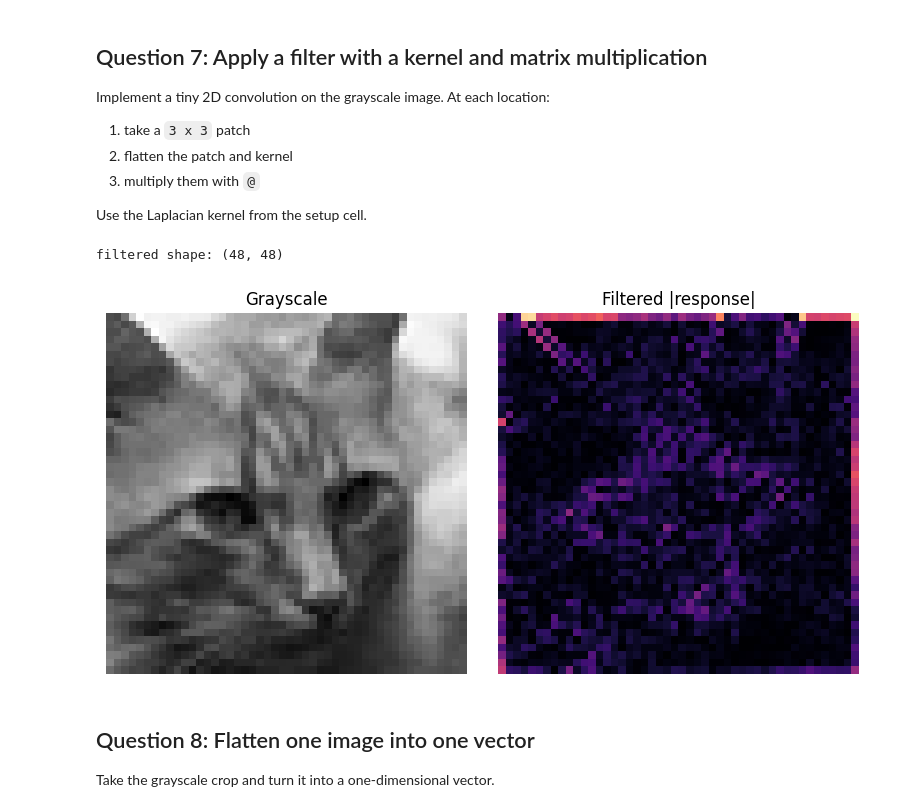
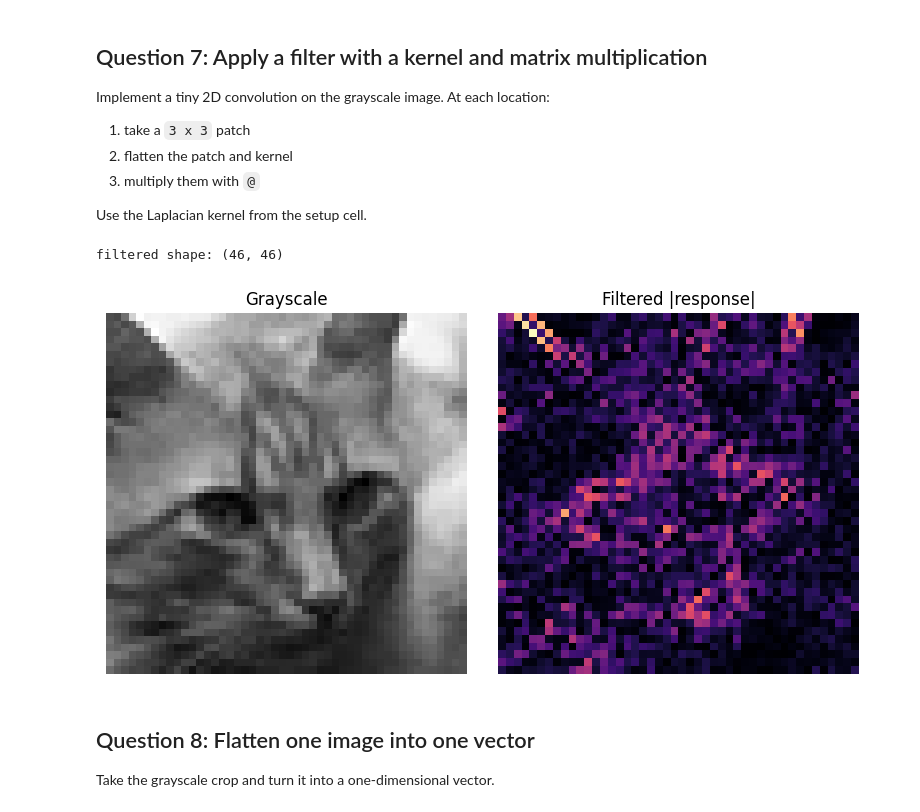
Before and after one commit to vgu-dsai-2026/lab-1-numpy-phucvo532005-2, a Jupyter notebook: notebook.ipynb, the cells around one changed output. Saved outputs shown, nothing was run; the diff lists cells and outputs as text; code cells hidden in the pictures.

```diff
--- a/notebook.ipynb
+++ b/notebook.ipynb
@@ -332,44 +332,39 @@ EDGE_KERNEL = np.array(
 )
 
 
 def convolve2d_matmul(image_gray: np.ndarray, kernel: np.ndarray) -> np.ndarray:
     # TODO: slide the kernel over the image and use @ on flattened patches and the flattened kernel (or sum of elementwise products) to compute the response at each location.
     height, width = image_gray.shape
+    kh, kw = kernel.shape
     flatten_kernel = kernel.flatten()
 
-    kh, kw = kernel.shape
-    pad_h, pad_w = kh // 2, kw // 2
-
-
-    padded = np.pad(image_gray, ((pad_h, pad_h), (pad_w, pad_w)), mode='constant')
-
-    output_height = height
-    output_width = width
+    output_height = height - kh + 1
+    output_width = width - kw + 1
     filtered = np.zeros((output_height, output_width), dtype=np.float32)
 
     for row in range(output_height):
         for col in range(output_width):
-            patch = padded[row: row + kh, col: col + kw]
+            patch = image_gray[row: row + kh, col: col + kw]
             flatten_patch = patch.flatten()
             filtered[row, col] = flatten_patch @ flatten_kernel
 
     return filtered
 
 
 sample_filtered = convolve2d_matmul(sample_gray, EDGE_KERNEL)
 print("filtered shape:", sample_filtered.shape)
 fig, axes = plt.subplots(1, 2, figsize=(8, 4))
 axes[0].imshow(sample_gray, cmap="gray")
 axes[0].set_title("Grayscale")
 axes[0].axis("off")
 axes[1].imshow(np.abs(sample_filtered), cmap="magma")
 axes[1].set_title("Filtered |response|")
 axes[1].axis("off")
 fig.tight_layout()
 plt.show()
 # %% [output]
-filtered shape: (48, 48)
+filtered shape: (46, 46)
-[figure, old version]
+[figure, new version]
 # %% [markdown]
 ## Question 8: Flatten one image into one vector
 
```
